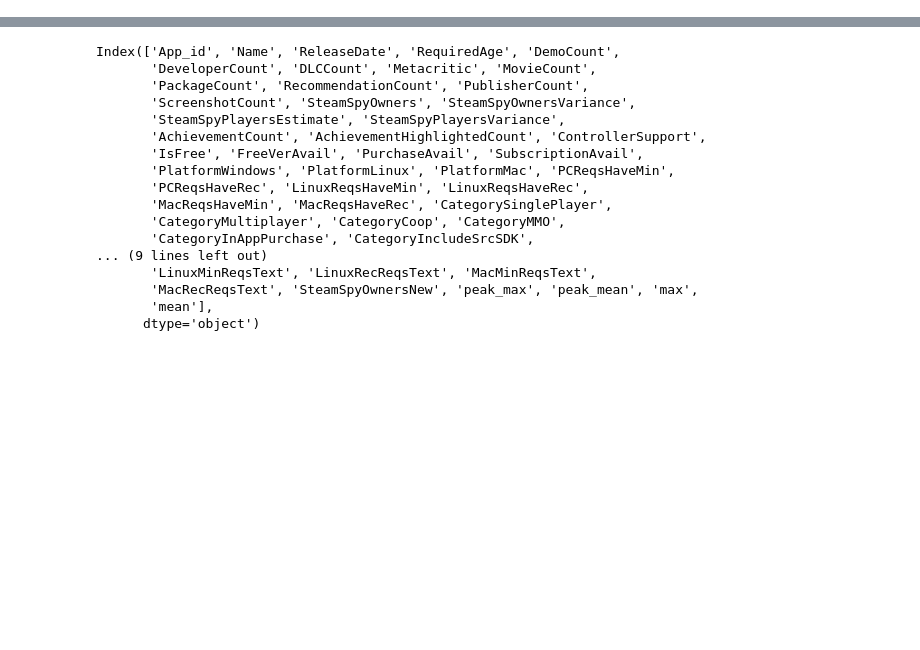
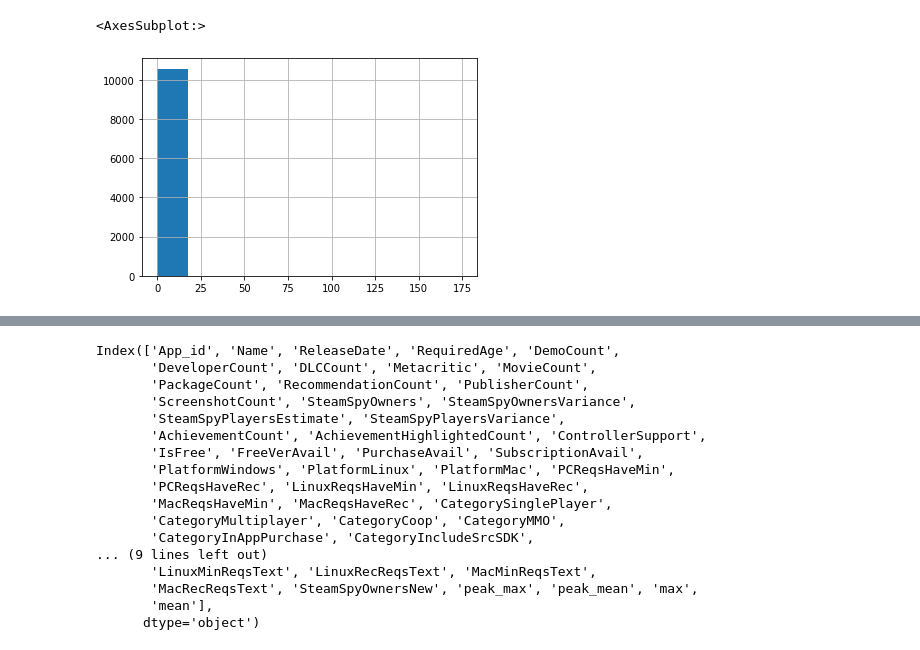
Before and after one commit to rsatijaUT/steaming-hot, a Jupyter notebook: Ling/Prediction.ipynb, the cells around one changed output, grey strips where cells are left out. Drawn from its saved outputs; the diff is of its cells as text; code cells hidden in the pictures; blank space fills up the shorter version.

```diff
--- a/Ling/Prediction.ipynb
+++ b/Ling/Prediction.ipynb
@@ -65,0 +80,8 @@ p_gain_plot
+# %%
+data_all = pd.read_csv('AllData.csv')
+data_all['SteamSpyOwners(million))'] = data_all['SteamSpyOwnersNew']/(1e6)
+
+data_all['SteamSpyOwners(million))'].hist()
+# %% [output]
+<AxesSubplot:>
+[figure, added]
```
Also changed, not shown: parts of 15 cells of this notebook.
